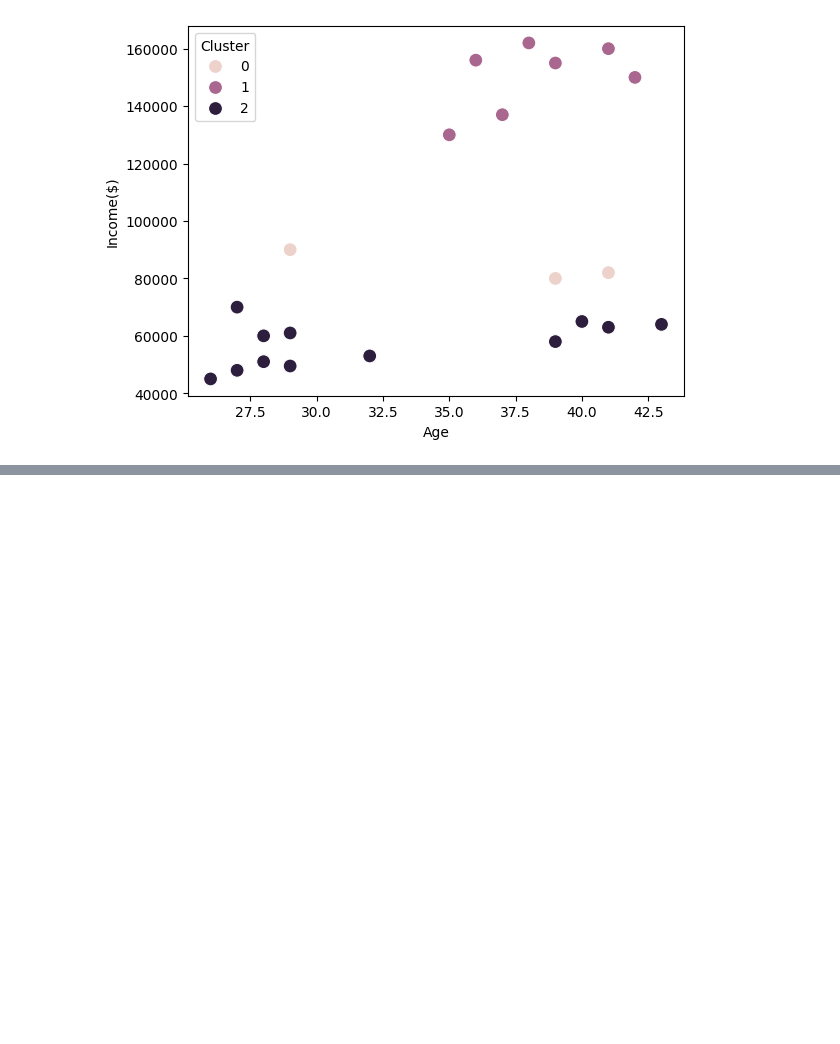
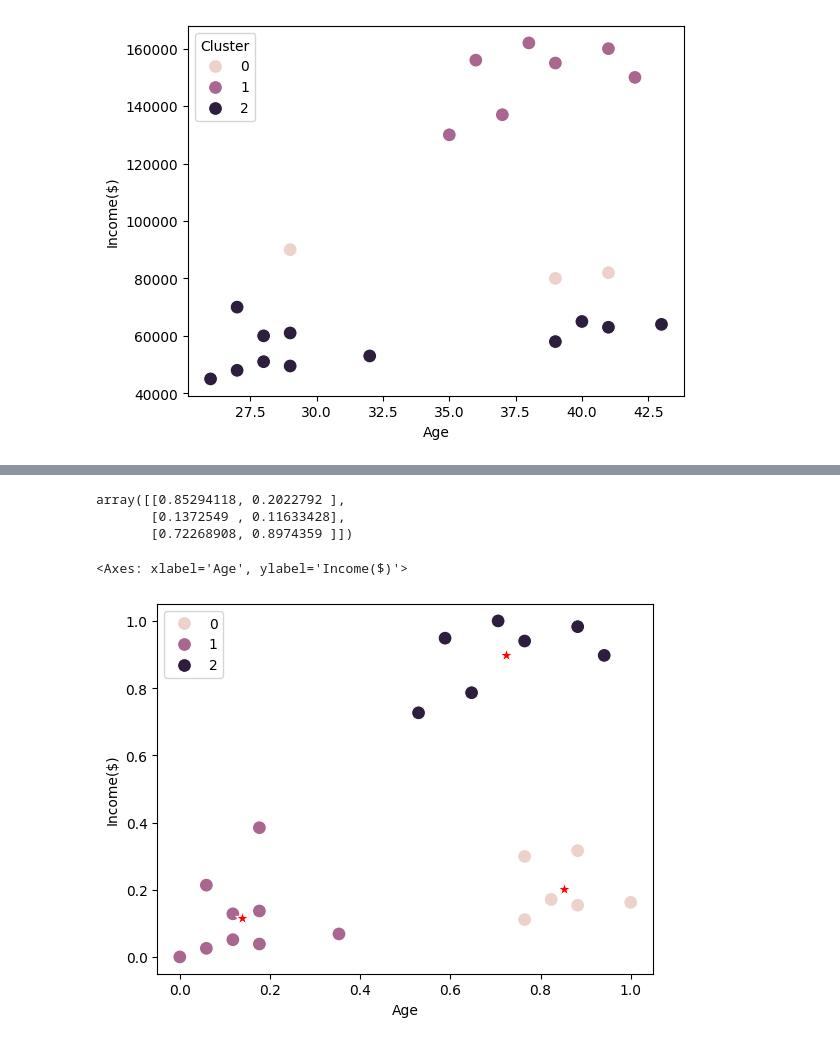
Before and after one commit to RawatXd/DS-Practice, a Jupyter notebook: Machine Learning/UnSupervised Learning/K-means-clustering-Customer Segmentation/customer.ipynb, the cells around one changed output, grey strips where cells are left out. Cells and saved outputs as stored; diff of their text form; code cells hidden in the pictures; blank space fills up the shorter version.

```diff
--- a/Machine Learning/UnSupervised Learning/K-means-clustering-Customer Segmentation/customer.ipynb
+++ b/Machine Learning/UnSupervised Learning/K-means-clustering-Customer Segmentation/customer.ipynb
@@ -43,3 +43,12 @@ sns.scatterplot(df,x = 'Age',y='Income($)',s = 100, hue='Cluster')
 # %% [output]
 <Axes: xlabel='Age', ylabel='Income($)'>
 [figure]
+# %%
+from sklearn.preprocessing import MinMaxScaler
+
+scaler = MinMaxScaler()
+
+df_scaled = pd.DataFrame(columns=['Age','Income($)'])
+
+df_scaled[['Age','Income($)']]  = scaler.fit_transform(df[['Age','Income($)']])
+df_scaled.head()
@@ -45,0 +62,6 @@ sns.scatterplot(df,x = 'Age',y='Income($)',s = 100, hue='Cluster')
+# %%
+km = KMeans(n_clusters=3)
+km.fit(df_scaled[['Age','Income($)']])
+
+df_scaled['Cluster'] = km.labels_
+df_scaled.head()
@@ -45,0 +75,13 @@ sns.scatterplot(df,x = 'Age',y='Income($)',s = 100, hue='Cluster')
+# %%
+centroids = km.cluster_centers_
+centroids
+# %% [output]
+array([[0.85294118, 0.2022792 ],
+       [0.1372549 , 0.11633428],
+       [0.72268908, 0.8974359 ]])
+# %%
+sns.scatterplot(df_scaled,x='Age',y='Income($)',s=100,hue='Cluster')
+sns.scatterplot(x = centroids[:,0],y=centroids[:,1],s=100,color = 'red',marker='*')
+# %% [output]
+<Axes: xlabel='Age', ylabel='Income($)'>
+[figure, added]
```
Also changed, not shown: parts of 2 cells of this notebook.
